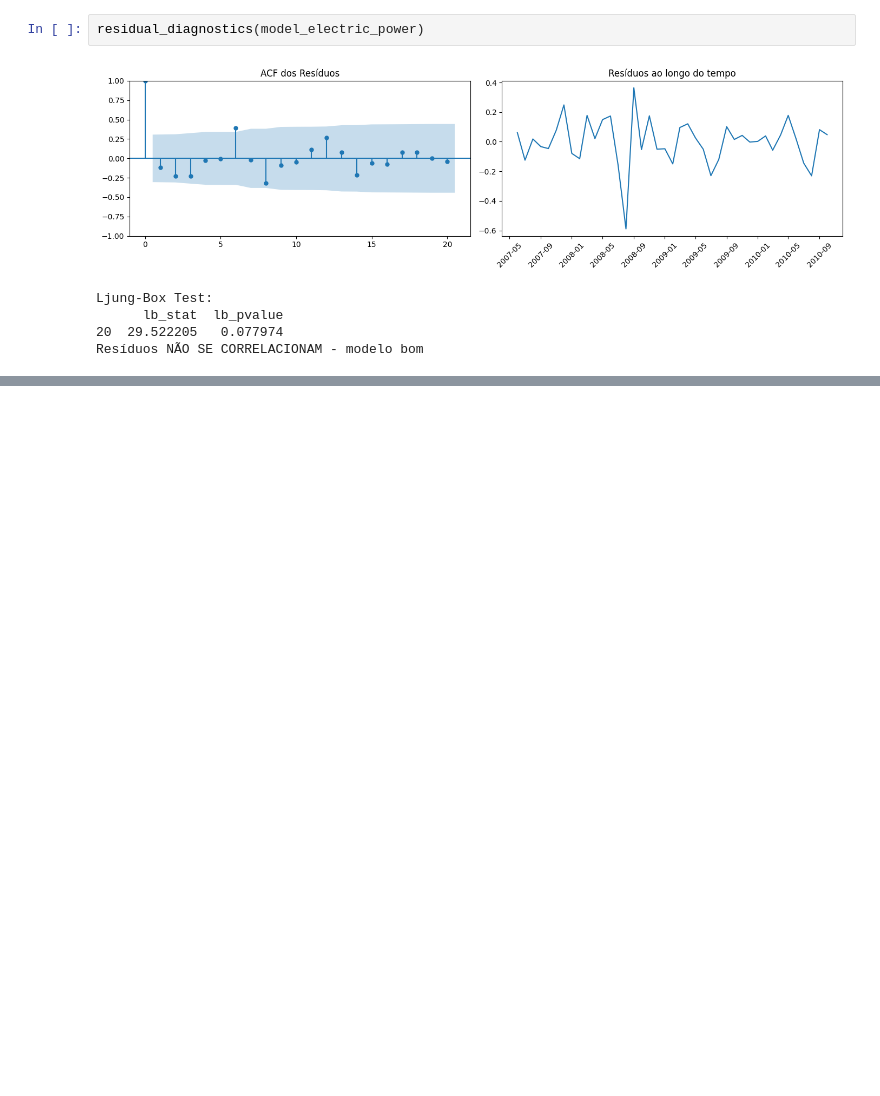
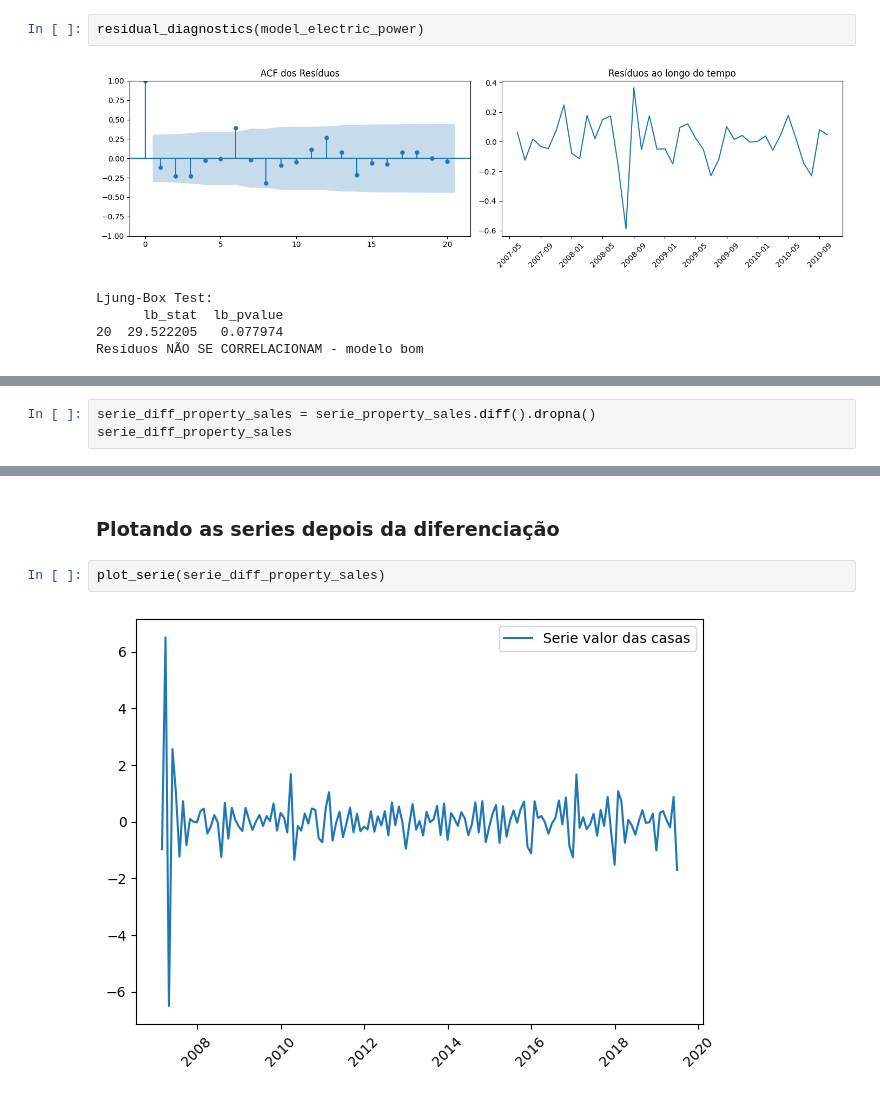
Before and after one commit to Gueguelas/series-temporais, a Jupyter notebook: notebook.ipynb, the cells around one changed output, grey strips where cells are left out. Drawn from its saved outputs; the diff is of its cells as text; blank space fills up the shorter version.

```diff
--- a/notebook.ipynb
+++ b/notebook.ipynb
@@ -758,0 +772,3 @@ Resíduos NÃO SE CORRELACIONAM - modelo bom
+# %%
+serie_diff_property_sales = serie_property_sales.diff().dropna()
+serie_diff_property_sales
@@ -758,0 +789,6 @@ Resíduos NÃO SE CORRELACIONAM - modelo bom
+# %% [markdown]
+### Plotando as series depois da diferenciação
+# %%
+plot_serie(serie_diff_property_sales)
+# %% [output]
+[figure, added]
```
Also changed, not shown: parts of 41 cells of this notebook, 1 other file.
